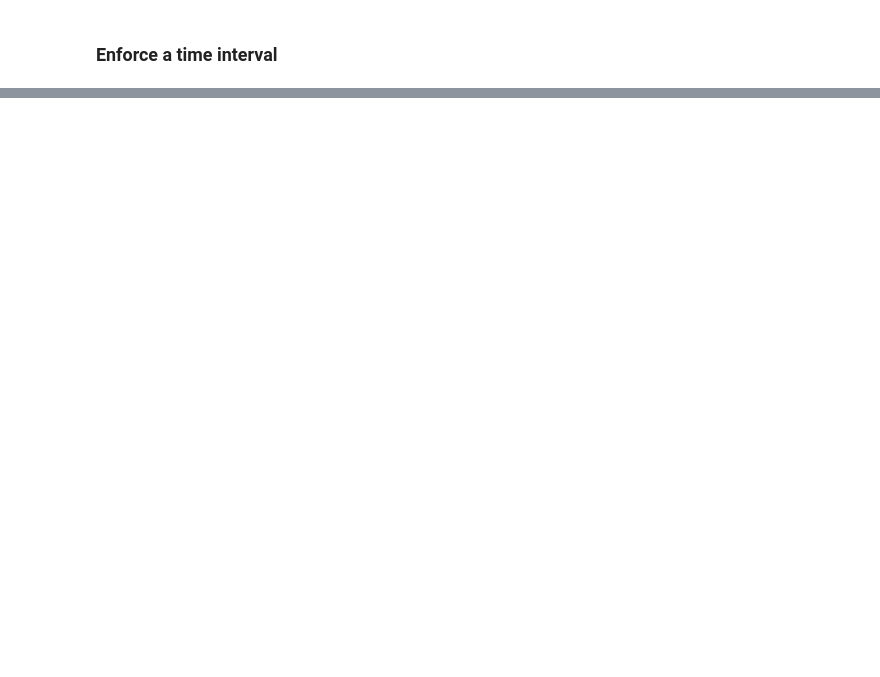
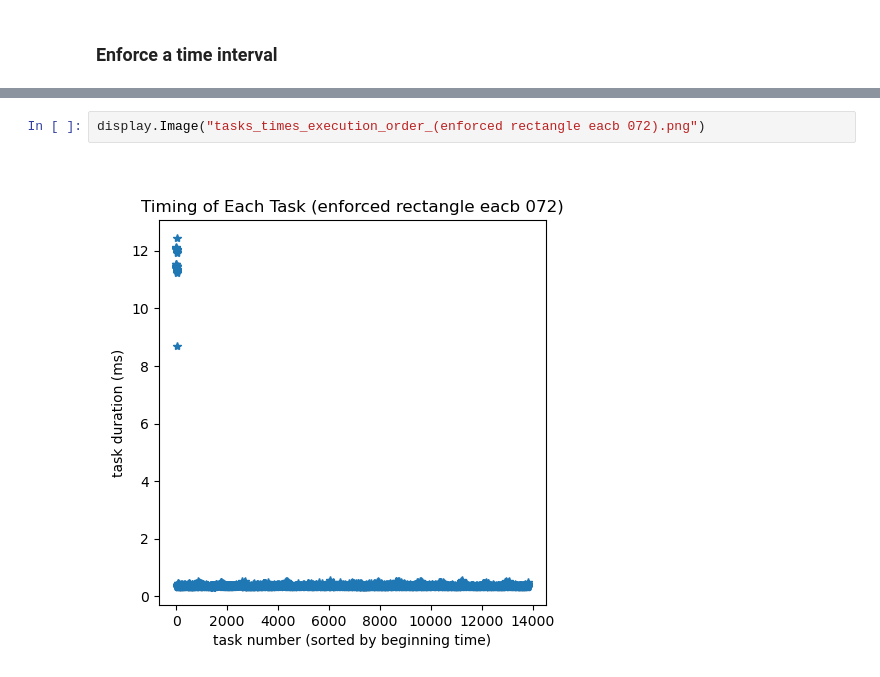
Before and after one commit to DSMishler/ParSEC_Animate_Demo, a Jupyter notebook: ParSEC Animations Demo.ipynb, the cells around one changed output, grey strips where cells are left out. Drawn from its saved outputs; the diff is of its cells as text; blank space fills up the shorter version.

```diff
--- a/ParSEC Animations Demo.ipynb
+++ b/ParSEC Animations Demo.ipynb
@@ -75,0 +86,4 @@ saved task metadata file: tasks_per_frame_(enforced rectangle eacb 072).png
+# %%
+display.Image("tasks_times_execution_order_(enforced rectangle eacb 072).png")
+# %% [output]
+[figure, added]
```
Also changed, not shown: parts of 11 cells of this notebook, 1 other file.
